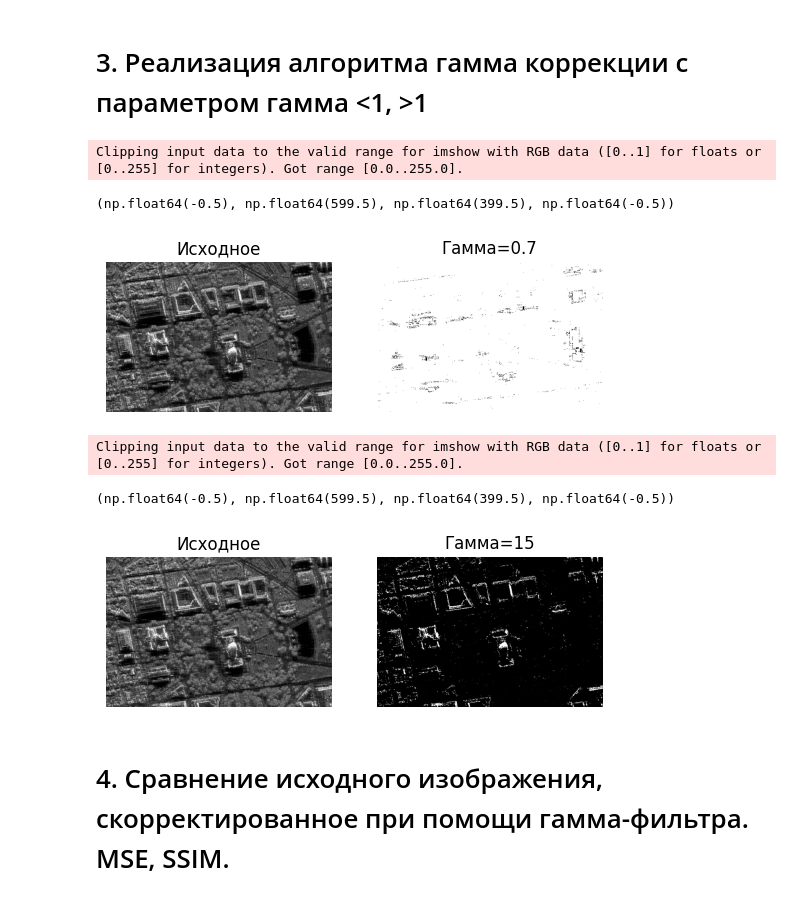
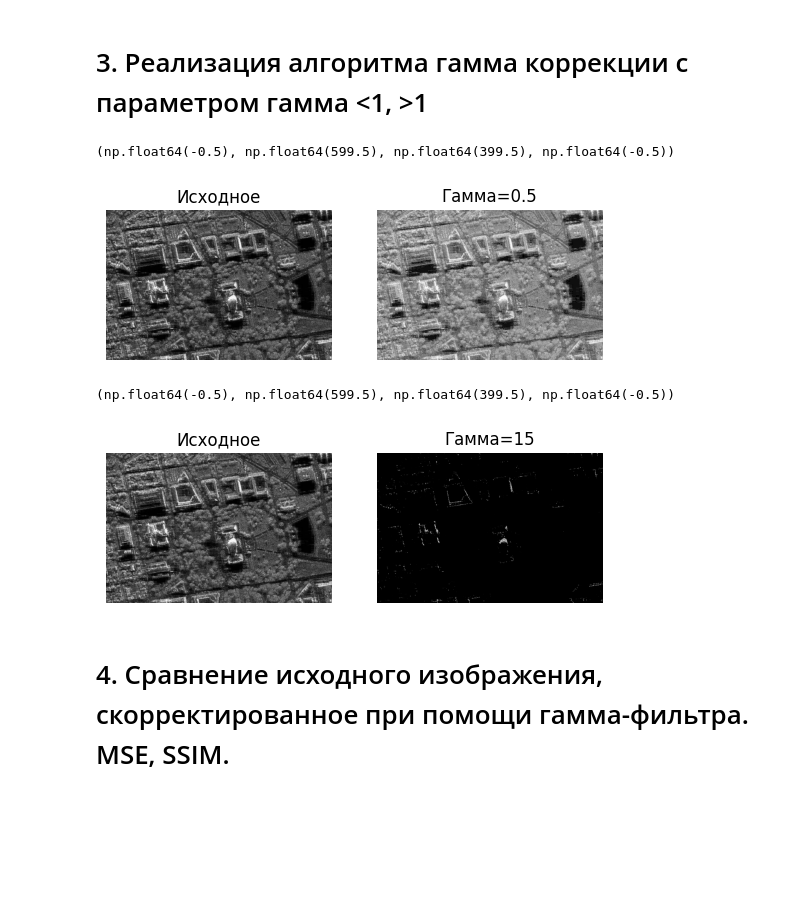
Before and after one commit to Ch0k0ladka/image-processing-labs, a Jupyter notebook: lab_1/IP_Task_2.ipynb, the cells around one changed output. Saved outputs shown, nothing was run; the diff lists cells and outputs as text; code cells hidden in the pictures; blank space fills up the shorter version.

```diff
--- a/lab_1/IP_Task_2.ipynb
+++ b/lab_1/IP_Task_2.ipynb
@@ -50,25 +50,26 @@ plt.plot(b_hist_cum)
 # %% [markdown]
 # 3. Реализация алгоритма гамма коррекции с параметром гамма <1, >1
 # %%
-gamma_min = 0.7
+gamma_min = 0.5
 out_image_min = 255 * (image/255)**gamma_min
+out_image_min = out_image_min.astype(np.uint8)
 
 plt.subplot(1,2,1)
 plt.imshow(image)
 plt.title("Исходное")
 plt.axis('off')
 
 plt.subplot(1,2,2)
 plt.imshow(out_image_min)
 plt.title(f"Гамма={gamma_min}")
 plt.axis('off')
 # %% [output]
-Clipping input data to the valid range for imshow with RGB data ([0..1] for floats or [0..255] for integers). Got range [0.0..255.0].
+(np.float64(-0.5), np.float64(599.5), np.float64(399.5), np.float64(-0.5))
-(np.float64(-0.5), np.float64(599.5), np.float64(399.5), np.float64(-0.5))
-[figure, old version]
+[figure, new version]
 # %%
 gamma_max = 15
 out_image_max = 255 * (image/255)**gamma_max
+out_image_max = out_image_max.astype(np.uint8)
 
 plt.subplot(1,2,1)
 plt.imshow(image)
@@ -80,9 +81,8 @@ plt.imshow(out_image_max)
 plt.title(f"Гамма={gamma_max}")
 plt.axis('off')
 # %% [output]
-Clipping input data to the valid range for imshow with RGB data ([0..1] for floats or [0..255] for integers). Got range [0.0..255.0].
+(np.float64(-0.5), np.float64(599.5), np.float64(399.5), np.float64(-0.5))
-(np.float64(-0.5), np.float64(599.5), np.float64(399.5), np.float64(-0.5))
-[figure, old version]
+[figure, new version]
 # %% [markdown]
 # 4. Сравнение исходного изображения, скорректированное при помощи гамма-фильтра. MSE, SSIM.
 # %%
```
Also changed, not shown: parts of 9 cells of this notebook, 1 other file.
